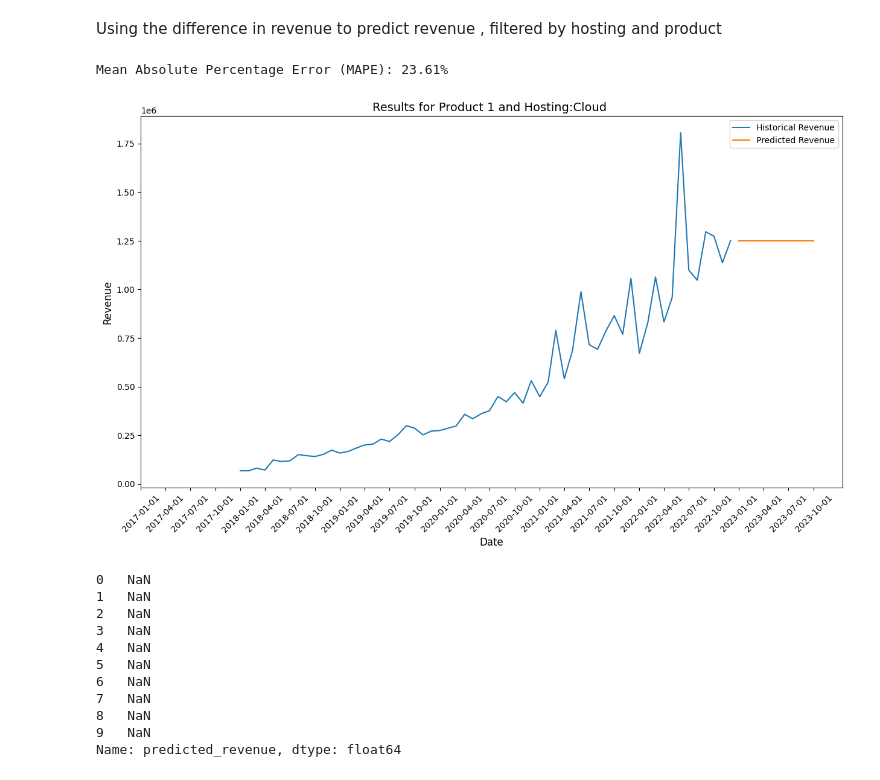
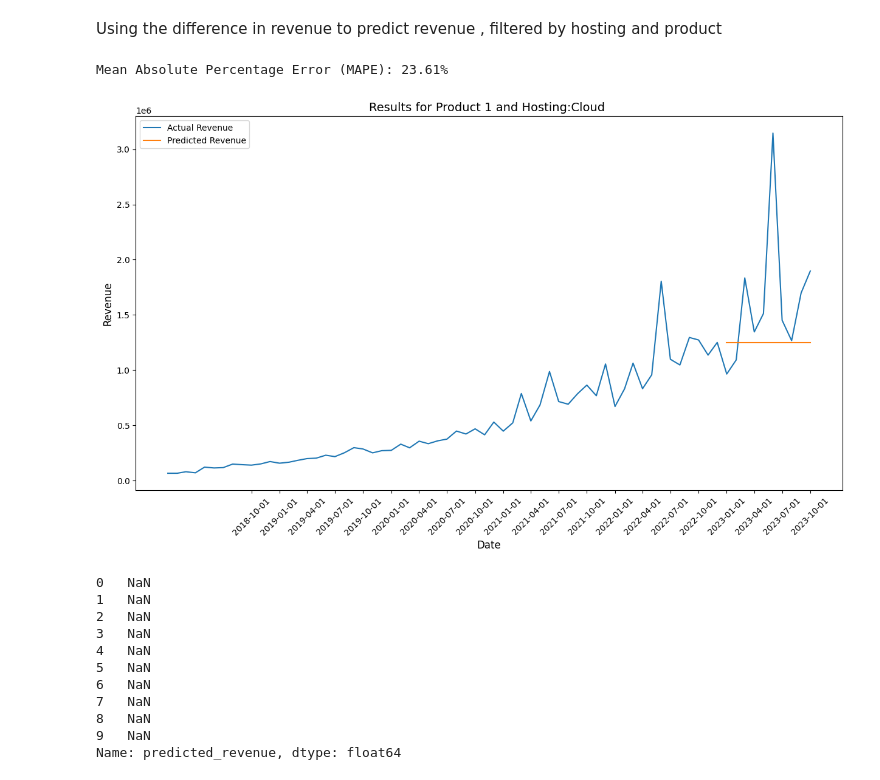
Before and after one commit to reenesam/MLP, a Jupyter notebook: Sammpere_LR&Kalman.ipynb, the cells around one changed output. Cells and saved outputs as stored; diff of their text form; code cells hidden in the pictures.

```diff
--- a/Sammpere_LR&Kalman.ipynb
+++ b/Sammpere_LR&Kalman.ipynb
@@ -813,6 +814,14 @@ kalman_data_f = df[
     (df['year'] >= 2018) & (df['year'] <= 2022)&
     (df['hosting'] == 'Cloud') &
     (df['product_id'] == 'Product 1')]
+#for plotting
+kalman_df = df[
+    (df['year'] >= 2018) &
+    (df['sale_date'] <= '2023-10-31')&
+    (df['hosting'] == 'Cloud') &
+    (df['product_id'] == 'Product 1')]
+kalman_df = kalman_df.sort_values('sale_date')
+
 kalman_data_f['revenue_diff'] = kalman_data_f['revenue'].diff()
 kalman_data_f = kalman_data_f.dropna(subset=['revenue_diff'])
 max_diff = np.max(np.abs(kalman_data_f['revenue_diff']))
@@ -829,35 +838,38 @@ kf_diff = kf_diff.em(kalman_data_f['revenue_diff_normalized'].values, n_iter=10)
 num_periods_to_predict = len(actual_revenue)
 filtered_state_means, _ = kf_diff.filter(np.zeros(num_periods_to_predict))
 
 forecasted_revenue = kalman_data_f['revenue'].iloc[-1] + filtered_state_means.cumsum()
 
 # Create a DataFrame for the predictions
 future_dates = pd.date_range(start=kalman_data_f['sale_date'].max() + pd.DateOffset(months=1), periods=num_periods_to_predict, freq='MS')
 future_predictions_df = pd.DataFrame({
     'sale_date': future_dates,
     'month': future_dates.month,
     'predicted_revenue': forecasted_revenue
 })
 
 # Calculate the MAPE
 mape = mean_absolute_percentage_error(actual_revenue['revenue'], future_predictions_df['predicted_revenue'])*100
 print(f"Mean Absolute Percentage Error (MAPE): {mape:.2f}%")
 
 plt.figure(figsize=(15, 8))
-plt.plot(kalman_data_f['sale_date'], kalman_data_f['revenue'], label='Historical Revenue')
+#plt.plot(filtered_2_df['sale_date'], filtered_2_df['revenue'], label='Actual Revenue (2023)', linestyle='-')
+#plt.plot(kalman_data_f['sale_date'], kalman_data_f['revenue'], label='Historical Revenue')
+plt.plot(kalman_df['sale_date'], kalman_df['revenue'], label='Actual Revenue')
 plt.plot(future_predictions_df['sale_date'], future_predictions_df['predicted_revenue'], label='Predicted Revenue')
+
 plt.title('Results for Product 1 and Hosting:Cloud ', fontsize=14)
 plt.xlabel('Date',fontsize=12)
 plt.ylabel('Revenue',fontsize=12)
 plt.xticks(rotation=45)
 ticks = filtered_2_df['sale_date'][::3]
 plt.xticks(ticks)
 
 plt.legend()
 plt.show()
 # %% [output]
 Mean Absolute Percentage Error (MAPE): 23.61%
-[figure, old version]
+[figure, new version]
 # %%
 from scipy.stats import norm
 #attempt  at confidence interval
```
Also changed, not shown: parts of 3 cells of this notebook.
